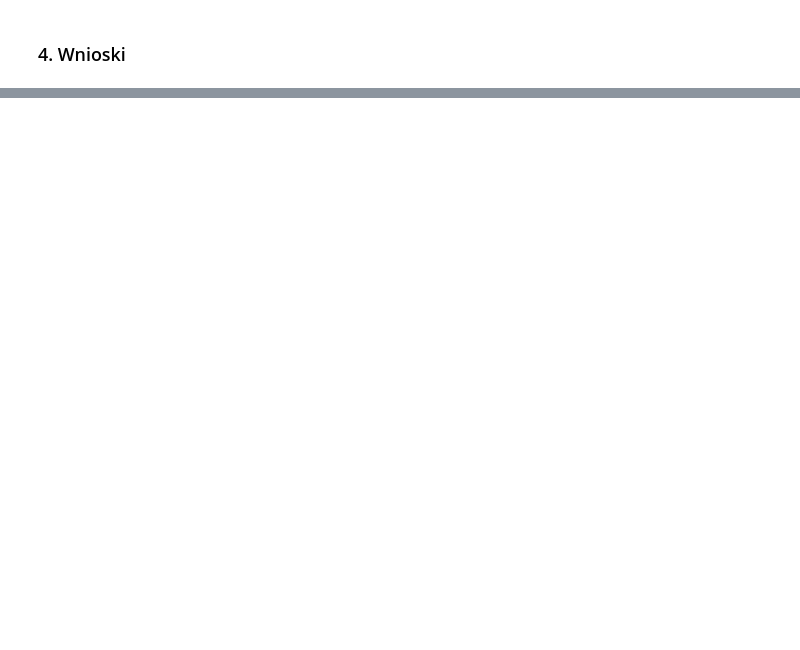
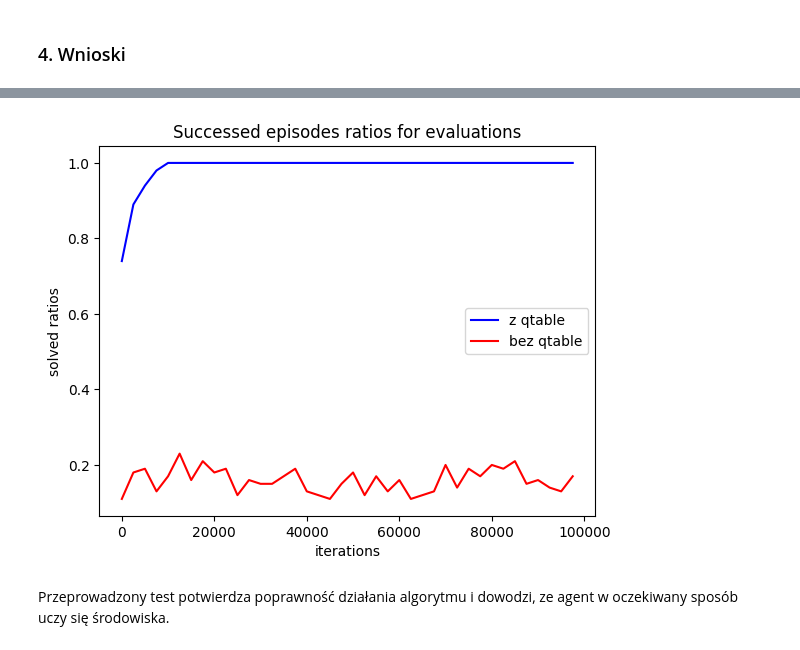
Before and after one commit to kucjan/wsi22Z-kuc, a Jupyter notebook: lab6/report/report_notebook.ipynb, the cells around one changed output, grey strips where cells are left out. Drawn from its saved outputs; the diff is of its cells as text; code cells hidden in the pictures; blank space fills up the shorter version.

```diff
--- a/lab6/report/report_notebook.ipynb
+++ b/lab6/report/report_notebook.ipynb
@@ -135,0 +210,13 @@ plt.show()
+# %%
+plt.figure()
+plt.plot(eval_points, solved_ratios, "b", label="z qtable")
+plt.plot(rand_eval_points, rand_solved_ratios, "r", label="bez qtable")
+plt.legend(loc="right")
+plt.title("Successed episodes ratios for evaluations")
+plt.xlabel("iterations")
+plt.ylabel("solved ratios")
+plt.show()
+# %% [output]
+[figure, added]
+# %% [markdown]
+Przeprowadzony test potwierdza poprawność działania algorytmu i dowodzi, ze agent w oczekiwany sposób uczy się środowiska.
```
Also changed, not shown: parts of 16 cells of this notebook, 1 other file.
